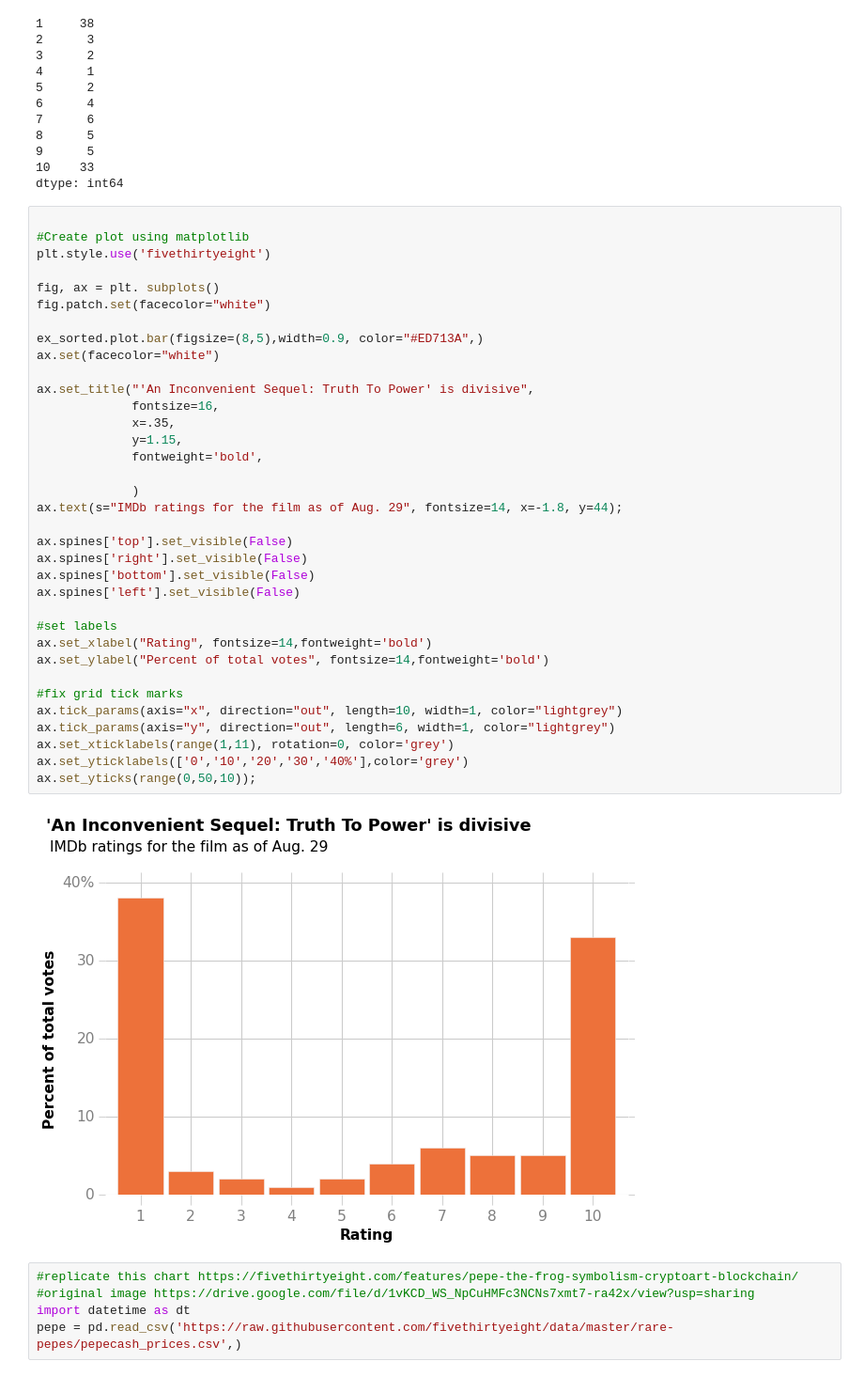
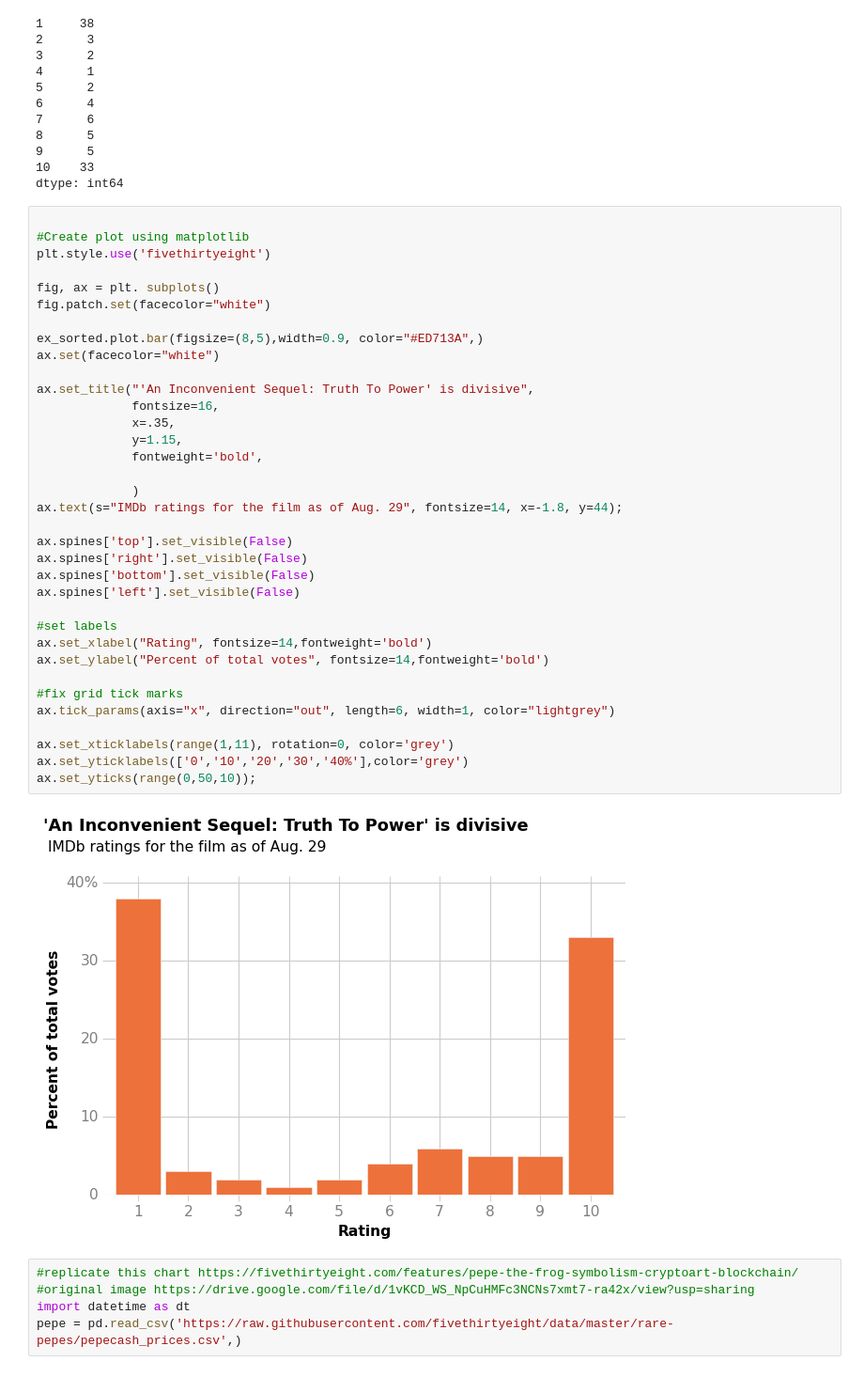
Before and after one commit to JoshuaHaga/DS-Unit-1-Sprint-1-Data-Wrangling-and-Storytelling, a Jupyter notebook: module4-make-explanatory-visualizations/LS_DS_114_Make_Explanatory_Visualizations_Assignment.ipynb, the cells around one changed output. Shown at 94% size. Saved outputs shown, nothing was run; the diff lists cells and outputs as text.

```diff
--- a/module4-make-explanatory-visualizations/LS_DS_114_Make_Explanatory_Visualizations_Assignment.ipynb
+++ b/module4-make-explanatory-visualizations/LS_DS_114_Make_Explanatory_Visualizations_Assignment.ipynb
@@ -62,36 +62,36 @@ plt.style.use('fivethirtyeight')
 
 fig, ax = plt. subplots()
 fig.patch.set(facecolor="white")
 
 ex_sorted.plot.bar(figsize=(8,5),width=0.9, color="#ED713A",)
 ax.set(facecolor="white")
 
 ax.set_title("'An Inconvenient Sequel: Truth To Power' is divisive",
              fontsize=16,
              x=.35,
              y=1.15,
              fontweight='bold',
 
              )
 ax.text(s="IMDb ratings for the film as of Aug. 29", fontsize=14, x=-1.8, y=44);
 
 ax.spines['top'].set_visible(False)
 ax.spines['right'].set_visible(False)
 ax.spines['bottom'].set_visible(False)
 ax.spines['left'].set_visible(False)
 
 #set labels
 ax.set_xlabel("Rating", fontsize=14,fontweight='bold')
 ax.set_ylabel("Percent of total votes", fontsize=14,fontweight='bold')
 
 #fix grid tick marks
-ax.tick_params(axis="x", direction="out", length=10, width=1, color="lightgrey")
-ax.tick_params(axis="y", direction="out", length=6, width=1, color="lightgrey")
+ax.tick_params(axis="x", direction="out", length=6, width=1, color="lightgrey")
+
 ax.set_xticklabels(range(1,11), rotation=0, color='grey')
 ax.set_yticklabels(['0','10','20','30','40%'],color='grey')
 ax.set_yticks(range(0,50,10));
 # %% [output]
-[figure, old version]
+[figure, new version]
 # %%
 #replicate this chart https://fivethirtyeight.com/features/pepe-the-frog-symbolism-cryptoart-blockchain/
 #original image https://drive.google.com/file/d/1vKCD_WS_NpCuHMFc3NCNs7xmt7-ra42x/view?usp=sharing
```
Also changed, not shown: parts of 1 cell of this notebook.
